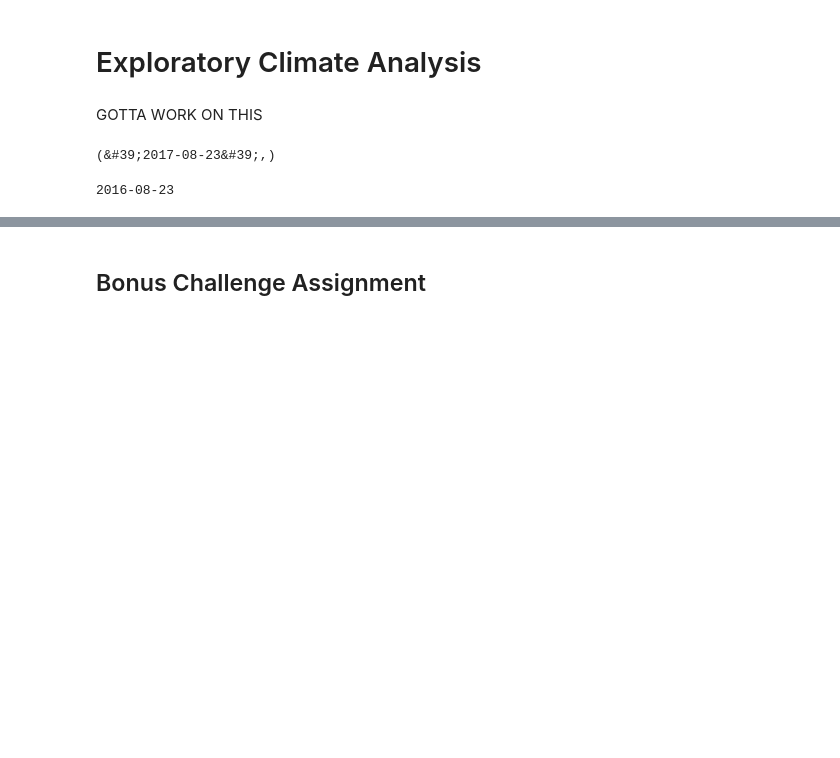
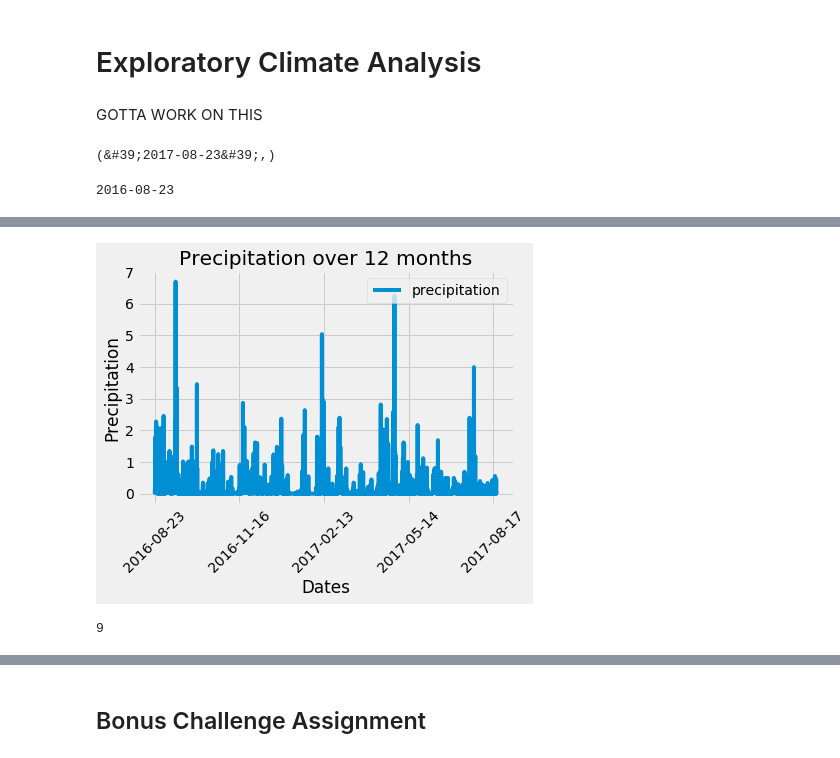
Before and after one commit to tanazimmer/sqlalchemy-challenge, a Jupyter notebook: climate_starter.ipynb, the cells around one changed output, grey strips where cells are left out. Drawn from its saved outputs; the diff is of its cells as text; code cells hidden in the pictures; blank space fills up the shorter version.

```diff
--- a/climate_starter.ipynb
+++ b/climate_starter.ipynb
@@ -99,7 +97,8 @@ print(one_year_ago)
 # %% [output]
 2016-08-23
 # %%
-#query data
+# Perform a query to retrieve the data and precipitation scores
 precip = session.query(Measurement.date, Measurement.prcp).\
-    filter(Measurement.date > one_year_ago).\
+    filter(Measurement.date >= one_year_ago).\
     order_by(Measurement.date).all()
+precip
@@ -126,2 +123,9 @@ precip_df
 # %%
 # Save the query results as a Pandas DataFrame and set the index to the date column
+precip_df = pd.DataFrame(precip, columns=['date', 'precipitation'])
+precip_df.set_index('date', inplace=True)
+precip_df = precip_df.dropna()
+
+# Sort the dataframe by date
+precip_df = precip_df.sort_values(by='date',ascending=True)
+precip_df
@@ -130 +147,12 @@ precip_df
+# %%
+# Use Pandas Plotting with Matplotlib to plot the data
+precip_df.plot(title="Precipitation over 12 months")
+plt.legend(loc='upper right')
+plt.xlabel('Dates')
+plt.xticks(rotation = 45)
+plt.ylabel('Precipitation')
+plt.savefig("Images/Precipitation.png")
+plt.show()
+# %% [output]
+[figure, added]
 # %%
@@ -134,5 +161,9 @@ precip_df
 # %%
 # Design a query to show how many stations are available in this dataset?
+locations = session.query(Station)
+print(locations.count())
+# %% [output]
+9
 # %%
 # What are the most active stations? (i.e. what stations have the most rows)?
 # List the stations and the counts in descending order.
```
Also changed, not shown: parts of 17 cells of this notebook, 2 other files.
